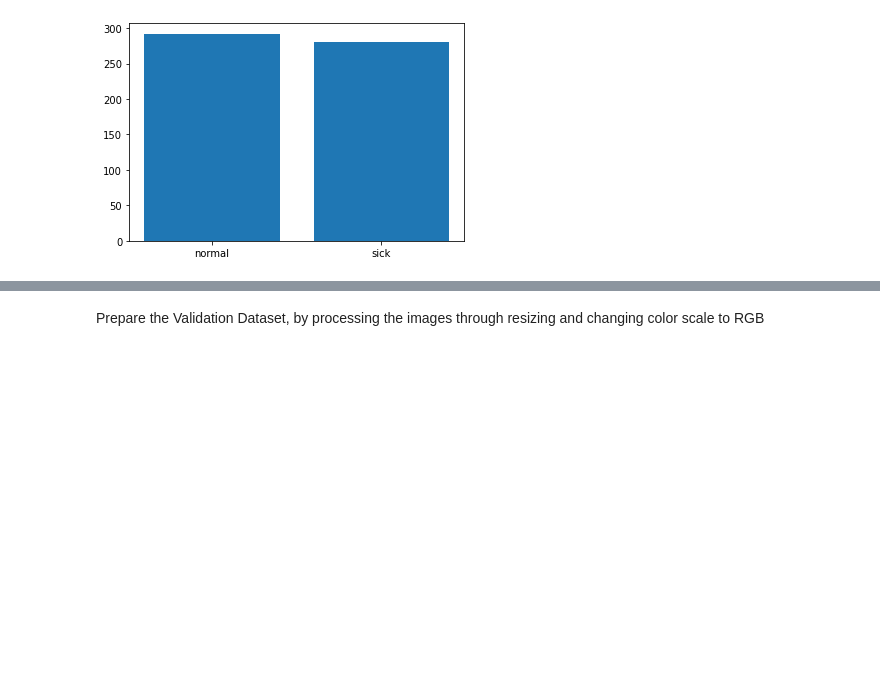
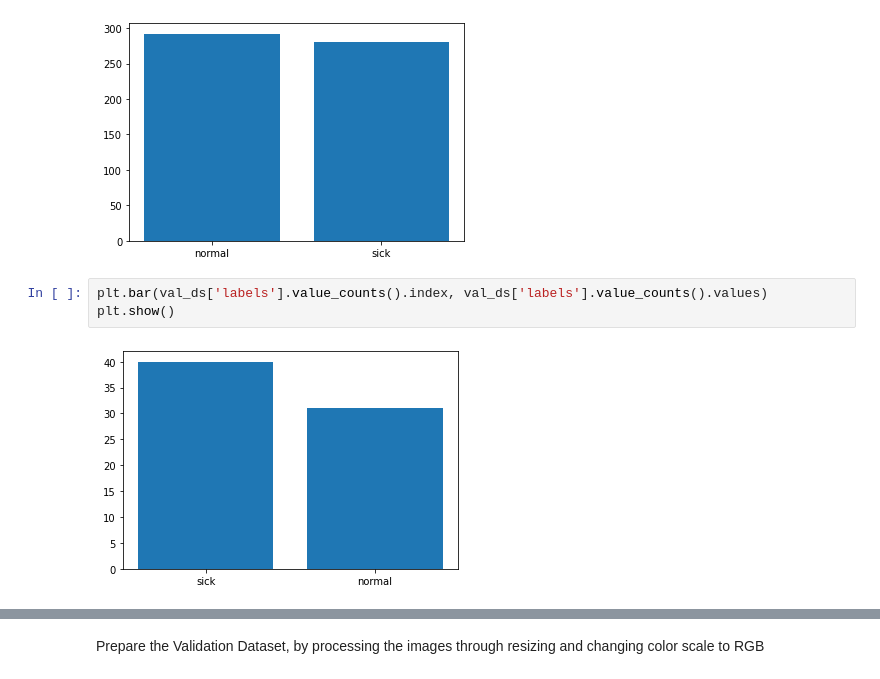
Before and after one commit to skizza8/Deep-Learning---Detecting-Pneumonia-from-Images, a Jupyter notebook: image_classification.ipynb, the cells around one changed output, grey strips where cells are left out. Saved outputs shown, nothing was run; the diff lists cells and outputs as text; blank space fills up the shorter version.

```diff
--- a/image_classification.ipynb
+++ b/image_classification.ipynb
@@ -142,3 +144,8 @@ plt.bar(train_ds['labels'].value_counts().index, train_ds['labels'].value_counts
 plt.show()
 # %% [output]
 [figure]
+# %%
+plt.bar(val_ds['labels'].value_counts().index, val_ds['labels'].value_counts().values)
+plt.show()
+# %% [output]
+[figure, added]
```
Also changed, not shown: parts of 21 cells of this notebook.
